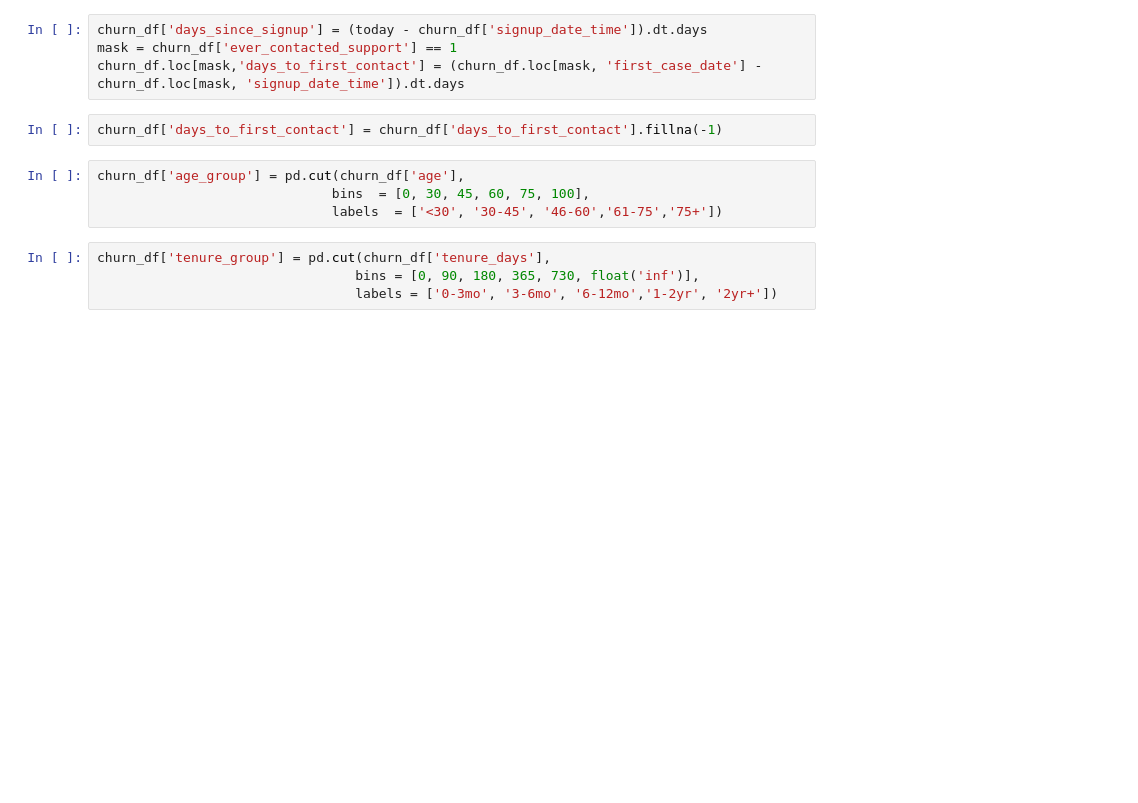
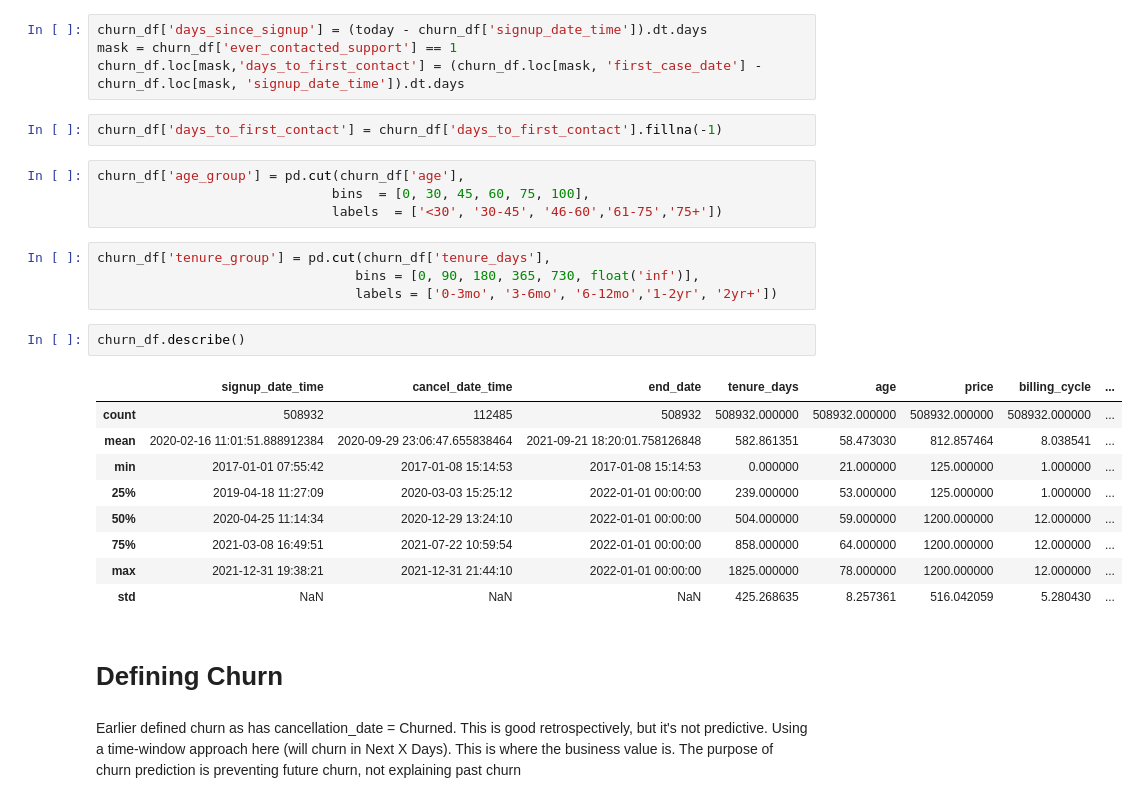
Before and after one commit to SarmadC/Churn-Prediction, a Jupyter notebook: churn-prediction.ipynb, the cells around one changed output. Drawn from its saved outputs; the diff is of its cells as text; blank space fills up the shorter version.

Commit message:
Kaggle Notebook | Churn Prediction | Version 12

```diff
--- a/churn-prediction.ipynb
+++ b/churn-prediction.ipynb
@@ -217,3 +220,19 @@ churn_df['age_group'] = pd.cut(churn_df['age'],
 churn_df['tenure_group'] = pd.cut(churn_df['tenure_days'],
                                  bins = [0, 90, 180, 365, 730, float('inf')],
                                  labels = ['0-3mo', '3-6mo', '6-12mo','1-2yr', '2yr+'])
+# %%
+churn_df.describe()
+# %% [output]
+|  | signup_date_time | cancel_date_time | end_date | tenure_days | age | price | billing_cycle | ... |
+| count | 508932 | 112485 | 508932 | 508932.000000 | 508932.000000 | 508932.000000 | 508932.000000 | ... |
+| mean | 2020-02-16 11:01:51.888912384 | 2020-09-29 23:06:47.655838464 | 2021-09-21 18:20:01.758126848 | 582.861351 | 58.473030 | 812.857464 | 8.038541 | ... |
+| min | 2017-01-01 07:55:42 | 2017-01-08 15:14:53 | 2017-01-08 15:14:53 | 0.000000 | 21.000000 | 125.000000 | 1.000000 | ... |
+| 25% | 2019-04-18 11:27:09 | 2020-03-03 15:25:12 | 2022-01-01 00:00:00 | 239.000000 | 53.000000 | 125.000000 | 1.000000 | ... |
+| 50% | 2020-04-25 11:14:34 | 2020-12-29 13:24:10 | 2022-01-01 00:00:00 | 504.000000 | 59.000000 | 1200.000000 | 12.000000 | ... |
+| 75% | 2021-03-08 16:49:51 | 2021-07-22 10:59:54 | 2022-01-01 00:00:00 | 858.000000 | 64.000000 | 1200.000000 | 12.000000 | ... |
+| max | 2021-12-31 19:38:21 | 2021-12-31 21:44:10 | 2022-01-01 00:00:00 | 1825.000000 | 78.000000 | 1200.000000 | 12.000000 | ... |
+| std | NaN | NaN | NaN | 425.268635 | 8.257361 | 516.042059 | 5.280430 | ... |
+# %% [markdown]
+# Defining Churn
+# %% [markdown]
+Earlier defined churn as has cancellation_date = Churned. This is good retrospectively, but it's not predictive. Using a time-window approach here (will churn in Next X Days). This is where the business value is. The purpose of churn prediction is preventing future churn, not explaining past churn
```
Also changed, not shown: parts of 23 cells of this notebook.
